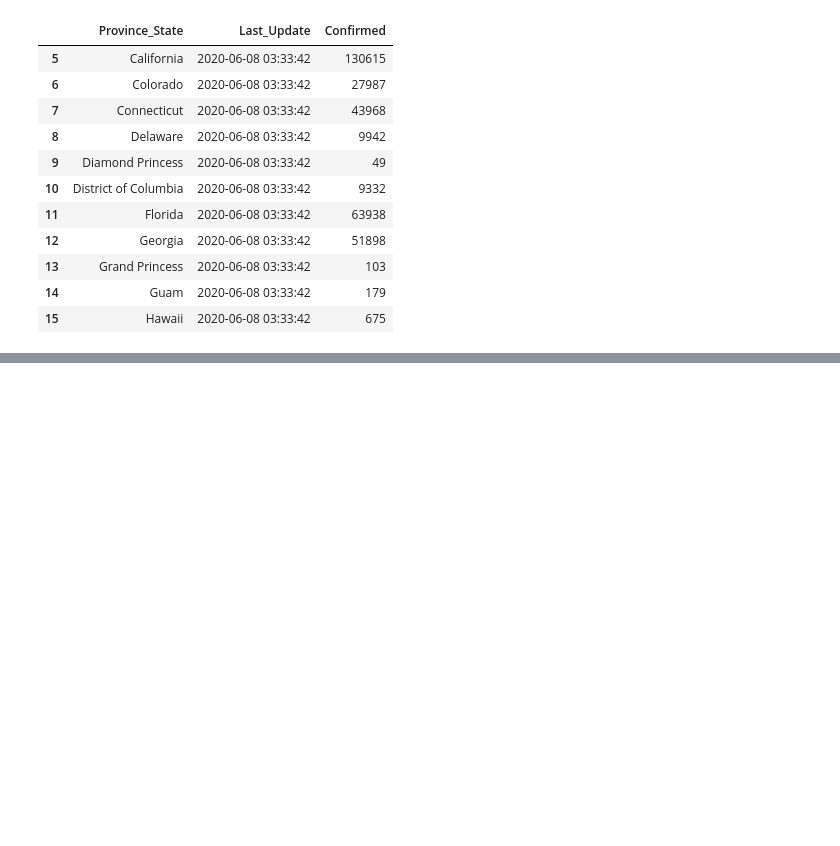
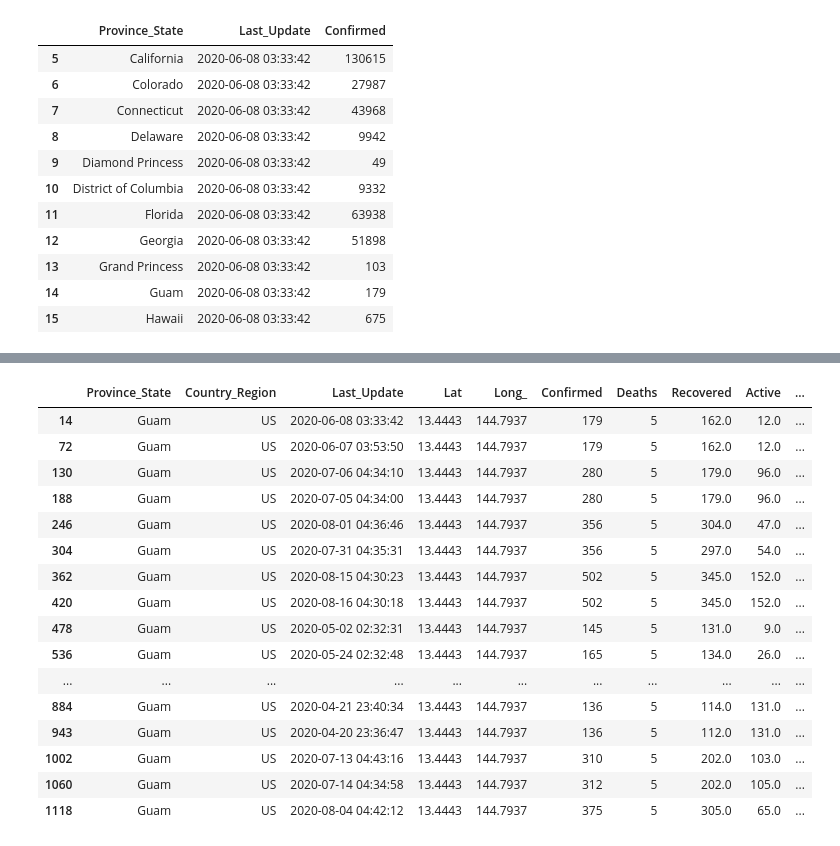
Before and after one commit to MnemoSemiotic/prem_prep_july20, a Jupyter notebook: stats/07_exploring_with_pandas/Johns_Hopkins_COVID19_with_Pandas_Matplotlib.ipynb, the cells around one changed output, grey strips where cells are left out. Drawn from its saved outputs; the diff is of its cells as text; code cells hidden in the pictures; blank space fills up the shorter version.

```diff
--- a/stats/07_exploring_with_pandas/Johns_Hopkins_COVID19_with_Pandas_Matplotlib.ipynb
+++ b/stats/07_exploring_with_pandas/Johns_Hopkins_COVID19_with_Pandas_Matplotlib.ipynb
@@ -262,0 +282,25 @@ subset_df
+# %%
+# df_guam = df[guam_mask]
+
+
+df_guam = df[df['Province_State'] == 'Guam']
+
+df_guam.head(20)
+# %% [output]
+|  | Province_State | Country_Region | Last_Update | Lat | Long_ | Confirmed | Deaths | Recovered | Active | ... |
+| 14 | Guam | US | 2020-06-08 03:33:42 | 13.4443 | 144.7937 | 179 | 5 | 162.0 | 12.0 | ... |
+| 72 | Guam | US | 2020-06-07 03:53:50 | 13.4443 | 144.7937 | 179 | 5 | 162.0 | 12.0 | ... |
+| 130 | Guam | US | 2020-07-06 04:34:10 | 13.4443 | 144.7937 | 280 | 5 | 179.0 | 96.0 | ... |
+| 188 | Guam | US | 2020-07-05 04:34:00 | 13.4443 | 144.7937 | 280 | 5 | 179.0 | 96.0 | ... |
+| 246 | Guam | US | 2020-08-01 04:36:46 | 13.4443 | 144.7937 | 356 | 5 | 304.0 | 47.0 | ... |
+| 304 | Guam | US | 2020-07-31 04:35:31 | 13.4443 | 144.7937 | 356 | 5 | 297.0 | 54.0 | ... |
+| 362 | Guam | US | 2020-08-15 04:30:23 | 13.4443 | 144.7937 | 502 | 5 | 345.0 | 152.0 | ... |
+| 420 | Guam | US | 2020-08-16 04:30:18 | 13.4443 | 144.7937 | 502 | 5 | 345.0 | 152.0 | ... |
+| 478 | Guam | US | 2020-05-02 02:32:31 | 13.4443 | 144.7937 | 145 | 5 | 131.0 | 9.0 | ... |
+| 536 | Guam | US | 2020-05-24 02:32:48 | 13.4443 | 144.7937 | 165 | 5 | 134.0 | 26.0 | ... |
+| ... | ... | ... | ... | ... | ... | ... | ... | ... | ... | ... |
+| 884 | Guam | US | 2020-04-21 23:40:34 | 13.4443 | 144.7937 | 136 | 5 | 114.0 | 131.0 | ... |
+| 943 | Guam | US | 2020-04-20 23:36:47 | 13.4443 | 144.7937 | 136 | 5 | 112.0 | 131.0 | ... |
+| 1002 | Guam | US | 2020-07-13 04:43:16 | 13.4443 | 144.7937 | 310 | 5 | 202.0 | 103.0 | ... |
+| 1060 | Guam | US | 2020-07-14 04:34:58 | 13.4443 | 144.7937 | 312 | 5 | 202.0 | 105.0 | ... |
+| 1118 | Guam | US | 2020-08-04 04:42:12 | 13.4443 | 144.7937 | 375 | 5 | 305.0 | 65.0 | ... |
```
Also changed, not shown: parts of 7 cells of this notebook.
